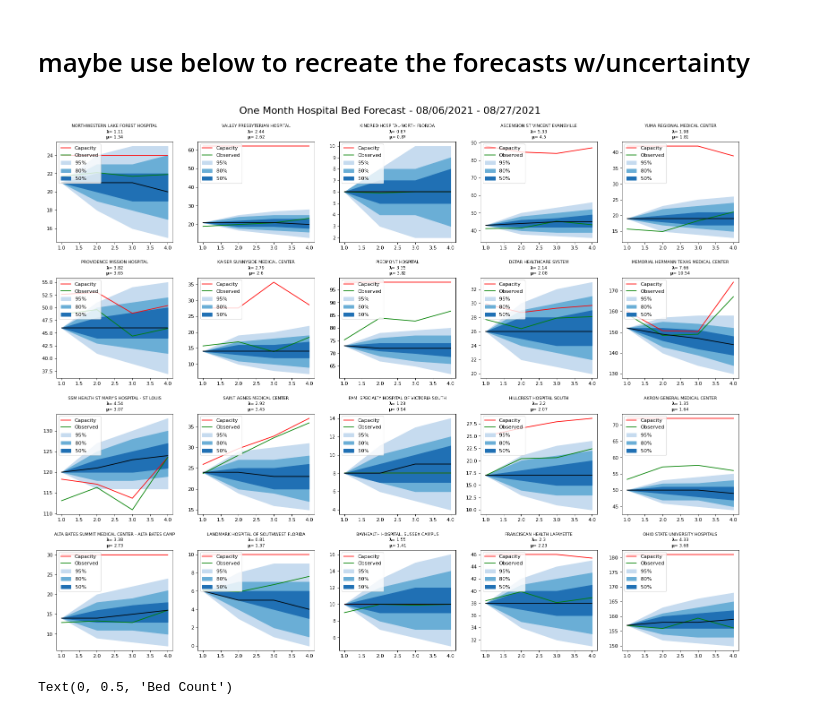
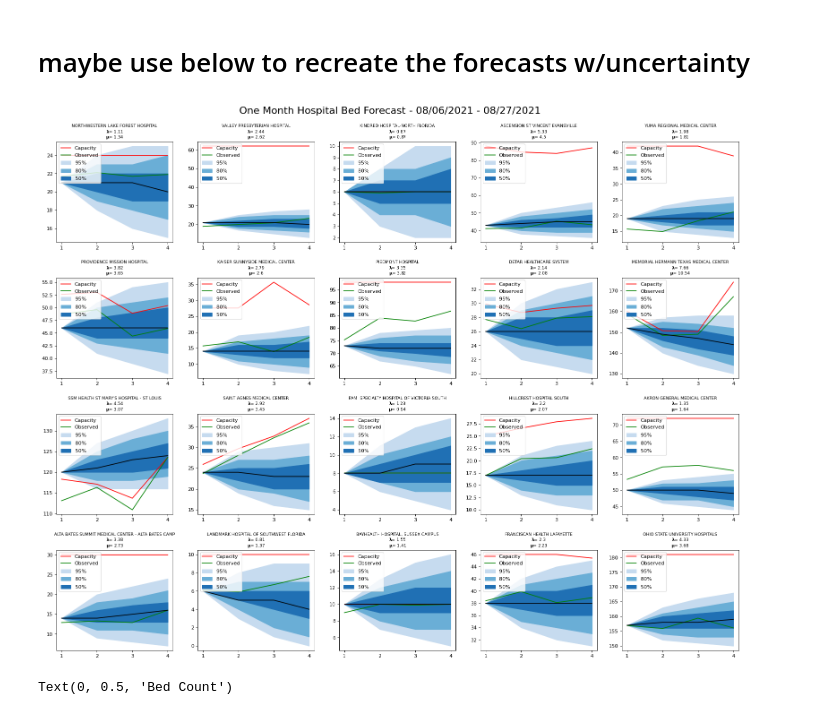
Before and after one commit to zchmoore/MarkovChain, a Jupyter notebook: 722-Project-Markov.ipynb, the cells around one changed output. Cells and saved outputs as stored; diff of their text form; code cells hidden in the pictures.

```diff
--- a/722-Project-Markov.ipynb
+++ b/722-Project-Markov.ipynb
@@ -139,10 +146,11 @@ for c in hosp_name_train_study:
 
     fig.suptitle("ICU Usage Across 20 Hospitals in the U.S.: 04/2021 - 08/2021",fontsize=20)
     df[df.columns.intersection(cols_to_plot)].plot(ax=ax)
+    plt.xticks([])
     plt.title(c,fontsize="medium",fontweight="bold")
     plt.legend(loc="upper left")
-    plt.xticks([])
-    plt.xlabel("")
+
+    #plt.xlabel("")
 
 plt.tight_layout(pad=2.2)
 # %% [output]
@@ -277,34 +285,35 @@ for k in icu_dict:
     cap_line = lines.Line2D(range(1,5,1),pd.Series(tot_beds).reset_index().total_icu_beds_7_day_avg,color="red",label="Capacity")
     obs_line = lines.Line2D(range(1,5,1),pd.Series(test_beds).reset_index().icu_beds_used_7_day_avg,color="green",label="Observed")
     #add median
     line = lines.Line2D(range(1,5,1),pcts[3],color='k')
     ax.add_line(cap_line)
     ax.add_line(obs_line)
     ax.add_line(line)
 
     ## 0, 6 is 95%, 1,5 is 80%, 2,4 is 50%, 3 is median
 
     #add 95%
     ax.fill_between(range(1,5,1),pcts[0],pcts[6],color=colormap(.25),label=labels[0])
     #add 80%
     ax.fill_between(range(1,5,1),pcts[1],pcts[5],color=colormap(.5),label=labels[1])
     # add 50%
     ax.fill_between(range(1,5,1),pcts[2],pcts[4],color=colormap(.75),label=labels[2])
 
     ## add the parameters for each hospital
 
     lmbda_text = r"$\mathbf{\lambda}$= "+str(rded_prms[0])
     mu_text = r"$\mathbf{\mu}$= "+str(rded_prms[1])
 
+    plt.xticks([1,2,3,4])
     plt.title(k+"\n"+lmbda_text+"\n"+mu_text,fontsize="small")
 
 
 
     ax.legend(loc="upper left")
 
 plt.tight_layout(pad=2)
 # %% [output]
-[figure, old version]
+[figure, new version]
 # %%
 ## calculate RMSE for each hospital model
 
```
Also changed, not shown: parts of 2 cells of this notebook.
